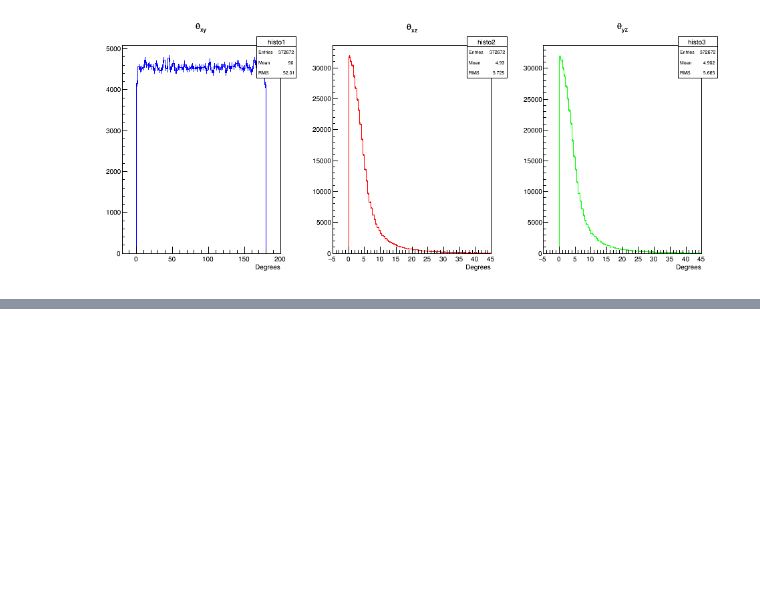
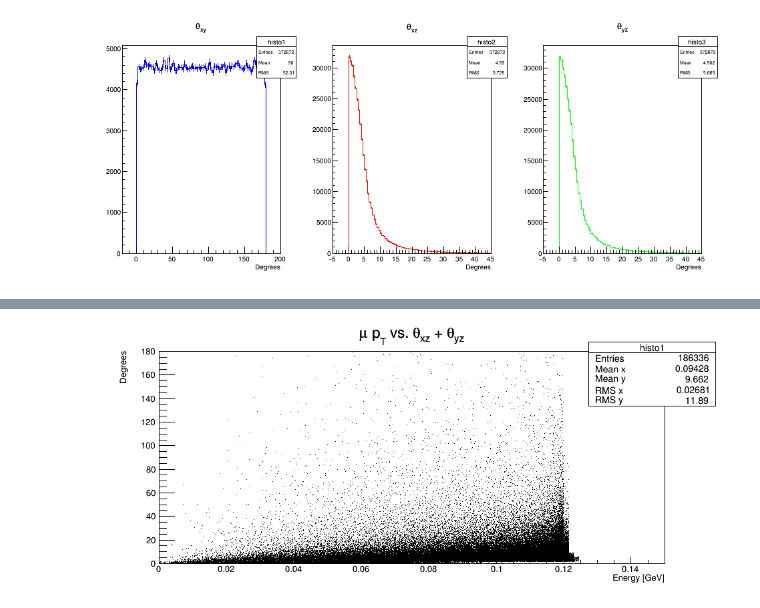
Before and after one commit to Mihail-Kostov/codingExamples, a Jupyter notebook: IPython/plotVariables.ipynb, the cells around one changed output, grey strips where cells are left out. Cells and saved outputs as stored; diff of their text form; code cells hidden in the pictures; blank space fills up the shorter version.

```diff
--- a/IPython/plotVariables.ipynb
+++ b/IPython/plotVariables.ipynb
@@ -210 +247,20 @@ Plot("histo3.png")
+# %%
+c1 = ROOT.TCanvas("canvas1","",g_xres,g_yres)
+h1 = ROOT.TH2F("histo1","#mu p_{T} vs. #theta_{xz} + #theta_{yz}",100,0,0.15,100,0,180)
+h1.SetLineColor(ROOT.kBlue)
+h1.GetXaxis().SetTitle("Energy [GeV]")
+h1.GetYaxis().SetTitle("Degrees")
+
+for i in range(0,t):
+        if pdgCode[i] == 13:
+            h1.Fill(pTrans[i],thetaxz[i]+thetayz[i])
+
+h1.Draw("")
+
+c1.SaveAs("histo4.png")
+destruct(c1)
+destruct(h1)
+Plot("histo4.png")
+# %% [output]
+[figure, added]
 # %%
```
Also changed, not shown: parts of 7 cells of this notebook, 3 other files.
